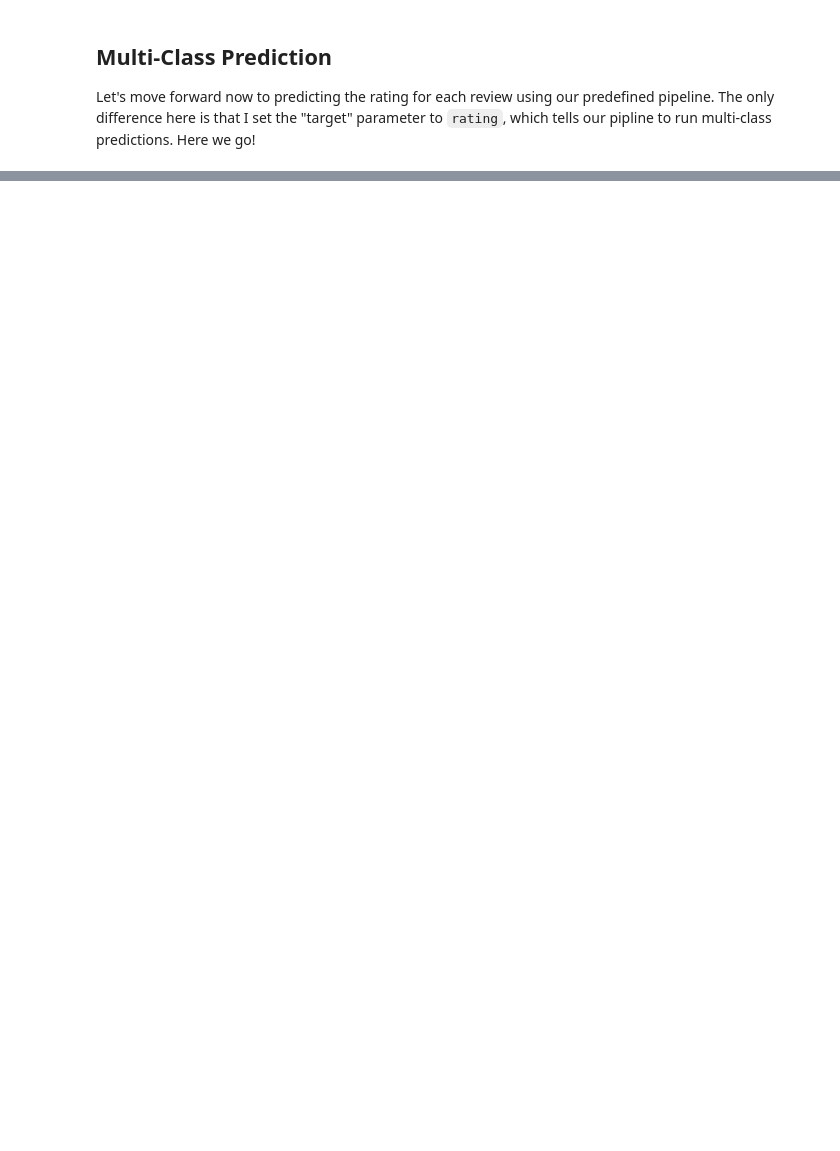
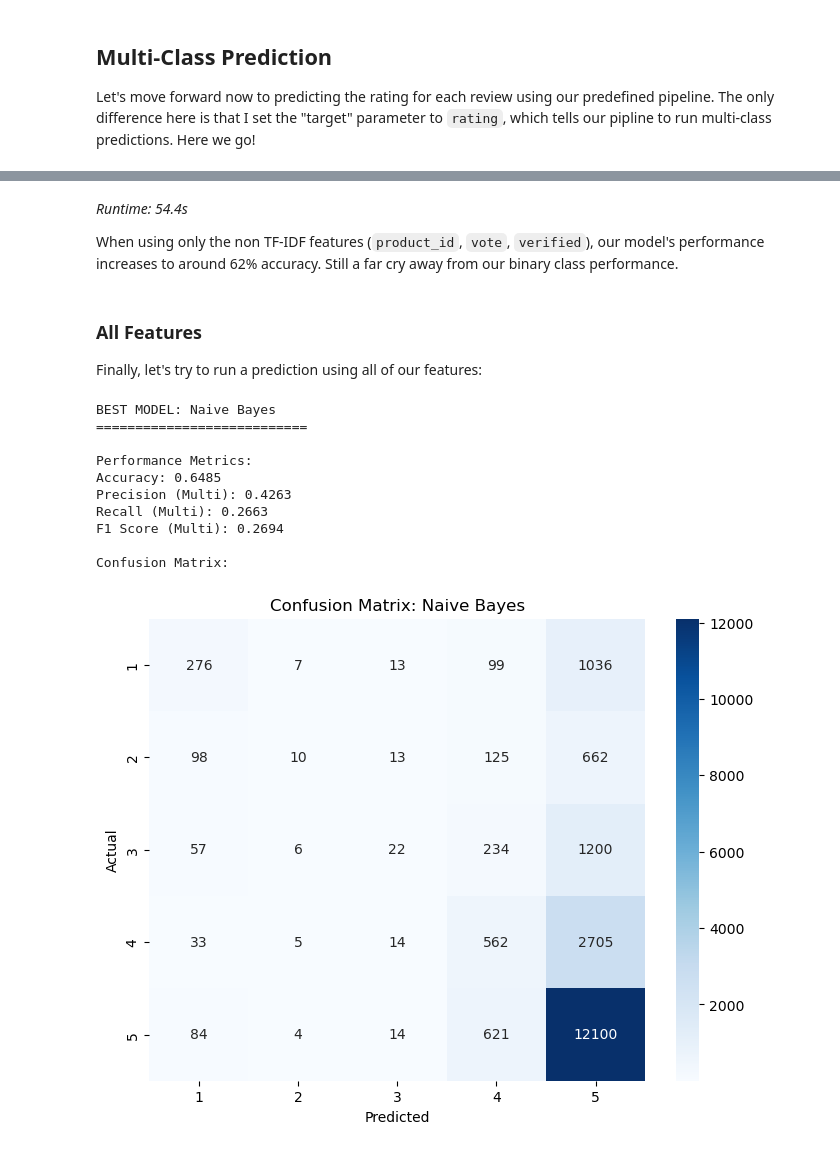
Before and after one commit to sm110101/portfolio_site, a Jupyter notebook: technical-details/supervised-learning/main.ipynb, the cells around one changed output, grey strips where cells are left out. Saved outputs shown, nothing was run; the diff lists cells and outputs as text; code cells hidden in the pictures; blank space fills up the shorter version.

```diff
--- a/technical-details/supervised-learning/main.ipynb
+++ b/technical-details/supervised-learning/main.ipynb
@@ -580,0 +672,29 @@ mult_class_tfidf = classification(
+# %% [markdown]
+*Runtime: 54.4s*
+
+When using only the non TF-IDF features (`product_id`, `vote`, `verified`), our model's performance increases to around 62% accuracy. Still a far cry away from our binary class performance.
+# %% [markdown]
+### All Features
+
+Finally, let's try to run a prediction using all of our features:
+# %%
+# Predicting rating using all features
+mult_class_all_features = classification(
+    df=reviews_tfidf,
+    target="rating",
+    selected_features=['vote','verified','product_id'],
+    include_tfidf=True,
+    show_confusion_matrix=True
+)
+# %% [output]
+BEST MODEL: Naive Bayes
+===========================
+
+Performance Metrics:
+Accuracy: 0.6485
+Precision (Multi): 0.4263
+Recall (Multi): 0.2663
+F1 Score (Multi): 0.2694
+
+Confusion Matrix:
+[figure, added]
```
Also changed, not shown: parts of 30 cells of this notebook, 10 other files.
